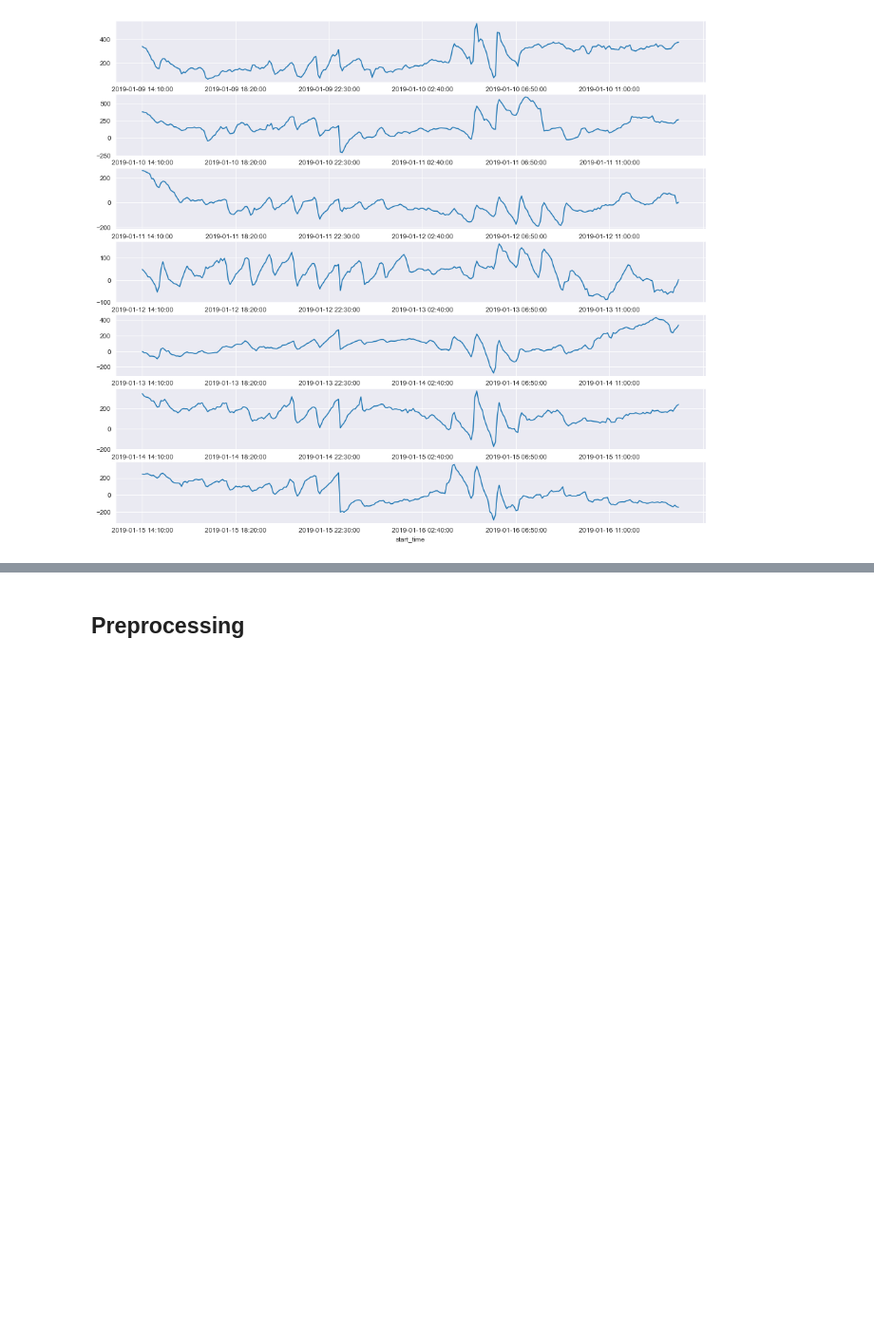
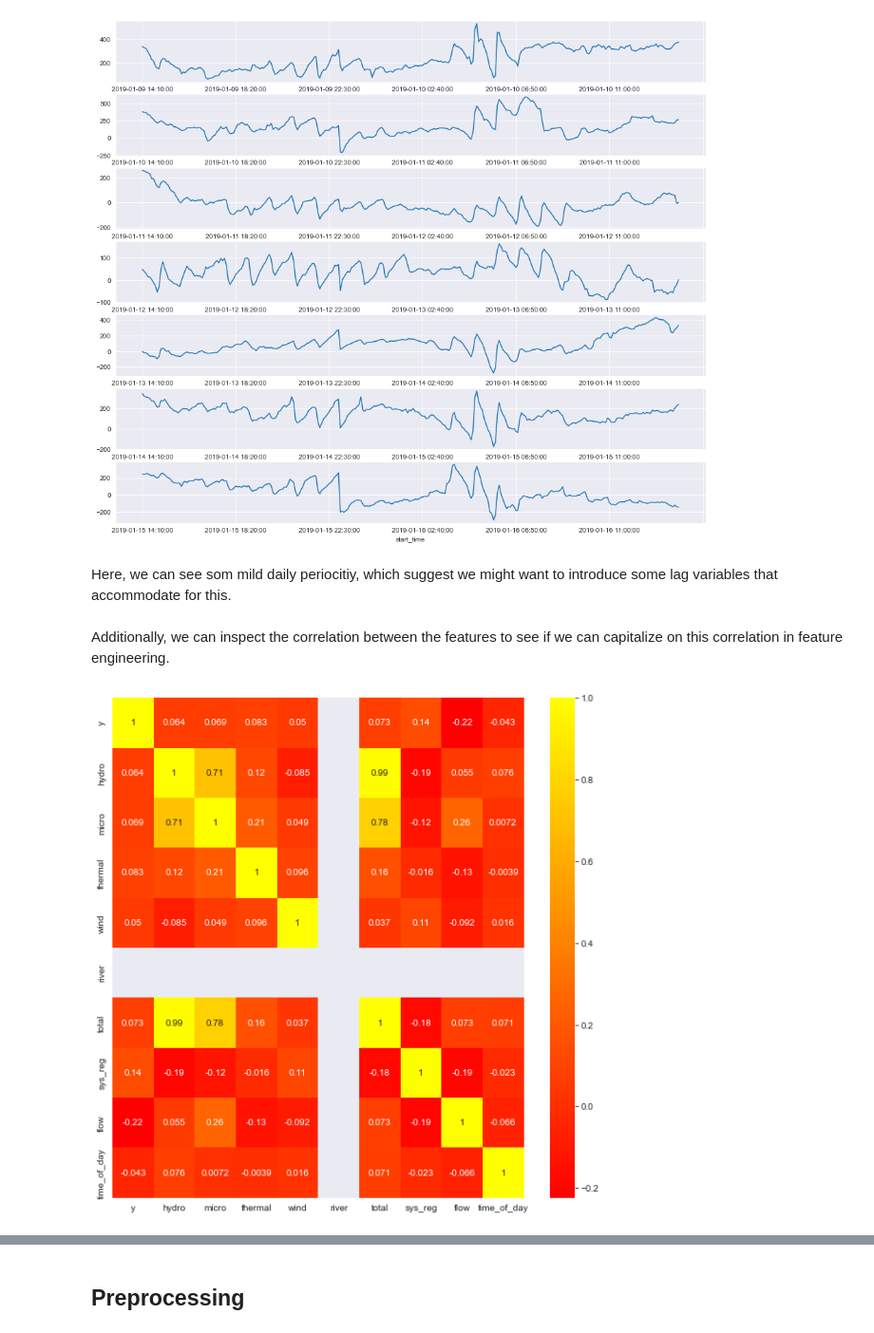
Before and after one commit to fredrvaa/Time-Series-RNN, a Jupyter notebook: notebook.ipynb, the cells around one changed output, grey strips where cells are left out. Shown at 95% size. Saved outputs shown, nothing was run; the diff lists cells and outputs as text; code cells hidden in the pictures; blank space fills up the shorter version.

```diff
--- a/notebook.ipynb
+++ b/notebook.ipynb
@@ -87,3 +84,14 @@ for day in range(days):
 plt.show()
 # %% [output]
 [figure]
+# %% [markdown]
+Here, we can see som mild daily periocitiy, which suggest we might want to introduce some lag variables that accommodate for this.
+# %% [markdown]
+Additionally, we can inspect the correlation between the features to see if we can capitalize on this correlation in feature engineering.
+# %%
+fig, ax = plt.subplots(figsize=(10,10))
+
+sns.heatmap(train.corr(), xticklabels=train.columns, yticklabels=train.columns, cmap='autumn', annot=True, ax=ax)
+plt.show()
+# %% [output]
+[figure, added]
```
Also changed, not shown: parts of 20 cells of this notebook, 2 other files.
